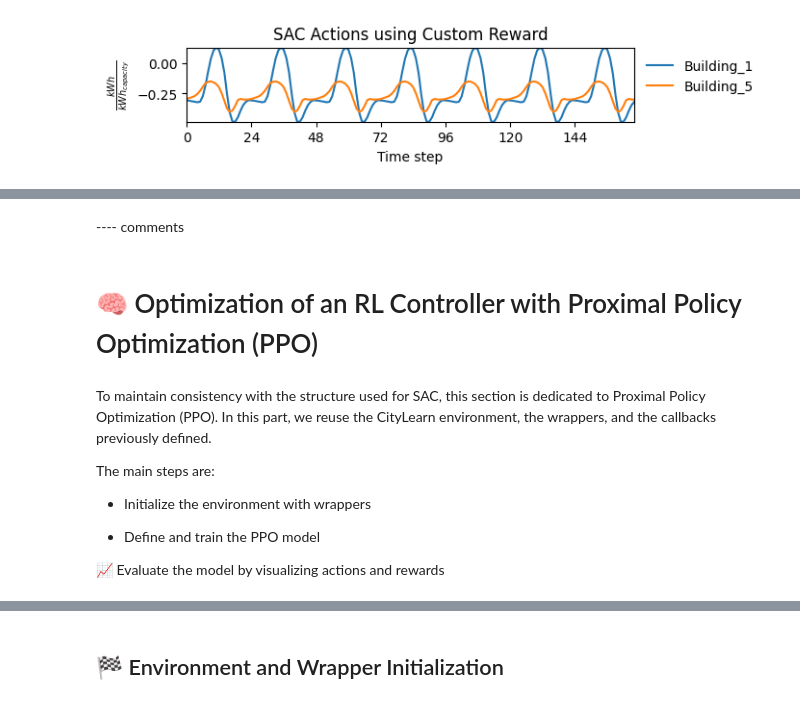
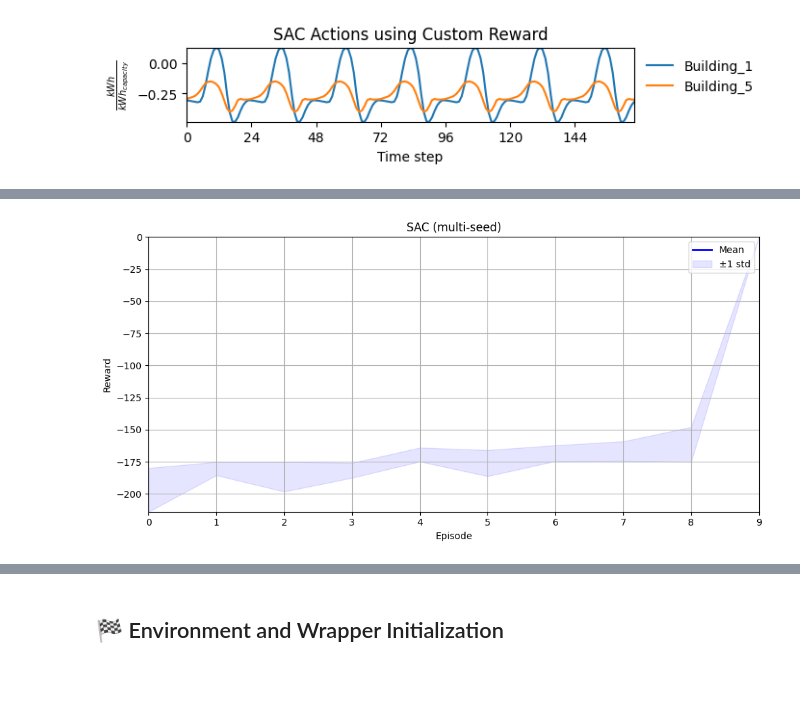
Before and after one commit to Isla-lab/CityLearnRL-Bioinformatica, a Jupyter notebook: notebooks/models/PPO_TD3_tutorial.ipynb, the cells around one changed output, grey strips where cells are left out. Saved outputs shown, nothing was run; the diff lists cells and outputs as text; code cells hidden in the pictures; blank space fills up the shorter version.

Commit message:
feat: add new model files and training results for PPO, TD3 and SAC algorithms

```diff
--- a/notebooks/models/PPO_TD3_tutorial.ipynb
+++ b/notebooks/models/PPO_TD3_tutorial.ipynb
@@ -1532,16 +1586,16 @@ import os
 seeds = [0, 1, 2, 3, 4]
 fraction = 0.25
 # sac_episodes = int(tql_episodes * fraction)
-sac_episodes = 100 # numero episodi per chiara convergenza verso stabilitá di SAC
+sac_episodes = 1000  # number of episodes for clear convergence to SAC stability
 
-print(f'Numero di episodi per addestrare SAC: {sac_episodes}')
+print(f'Number of episodes to train SAC: {sac_episodes}')
 
-# Per conservare tutti i reward
+# To store all rewards
 all_sac_rewards = []
 
-# Addestramento per ogni seed
+# Training for each seed
 for seed in seeds:
-    print(f'\n🚀 Inizio training SAC con seed {seed}')
+    print(f'\n🚀 Starting SAC training with seed {seed}')
 
     np.random.seed(seed)
     random.seed(seed)
@@ -1575,9 +1629,9 @@ for seed in seeds:
         callback=sac_callback
     )
 
-    rewards = pd.Series(sac_callback.reward_history[1:])  # rimuove reward iniziale = 0
+    rewards = pd.Series(sac_callback.reward_history[1:])  # remove initial reward = 0
     all_sac_rewards.append(rewards)
 
-    rewards.to_csv(f'notebooks/results/sac_rewards_seed{seed}.csv', index=False)
-    print(f'✅ Fine seed {seed} — risultati salvati')
+    rewards.to_csv(f'results/sac_rewards_seed{seed}.csv', index=False)
+    print(f'✅ Seed {seed} complete — results saved')
 # %% [output]
@@ -1589,50 +1659,36 @@ KeyboardInterrupt:
-# %% [markdown]
----- comments
 # %%
 import matplotlib.pyplot as plt
 
-# Calcolo media e std dei reward episodio per episodio
+# Calculate mean and standard deviation of rewards per episode
 df_sac_all = pd.concat(all_sac_rewards, axis=1)
 df_sac_all.columns = [f'Seed {s}' for s in seeds]
 
 reward_mean = df_sac_all.mean(axis=1)
 reward_std = df_sac_all.std(axis=1)
 reward_smoothed = reward_mean.rolling(window=10).mean()
 
 # Plot
 fig, ax = plt.subplots(1, 1, figsize=(10, 5))
 
-# Media mobile visibile
-ax.plot(reward_smoothed, color='blue', linewidth=2, label='Media mobile')
+ax.plot(reward_smoothed, color='blue', linewidth=2, label='Mean')
 
-# Bande ±1 std
+# ±1 standard deviation bands
 ax.fill_between(
     reward_mean.index,
     reward_mean - reward_std,
     reward_mean + reward_std,
     color='blue',
     alpha=0.1,
     label='±1 std'
 )
 
-# Etichette e layout
+# Labels and layout
 ax.set_title('SAC (multi-seed)')
-ax.set_xlabel('Episodio')
+ax.set_xlabel('Episode')
 ax.set_ylabel('Reward')
 ax.legend()
 ax.grid(True)
 plt.tight_layout()
 plt.show()
+# %% [output]
+[figure, added]
-# %% [markdown]
-# 🧠 Optimization of an RL Controller with Proximal Policy Optimization (PPO)
-# %% [markdown]
-To maintain consistency with the structure used for SAC, this section is dedicated to Proximal Policy Optimization (PPO).
-In this part, we reuse the CityLearn environment, the wrappers, and the callbacks previously defined.
-
-The main steps are:
-
-- Initialize the environment with wrappers
-
-- Define and train the PPO model
-
-📈 Evaluate the model by visualizing actions and rewards
```
Also changed, not shown: parts of 26 cells of this notebook, 38 other files.
